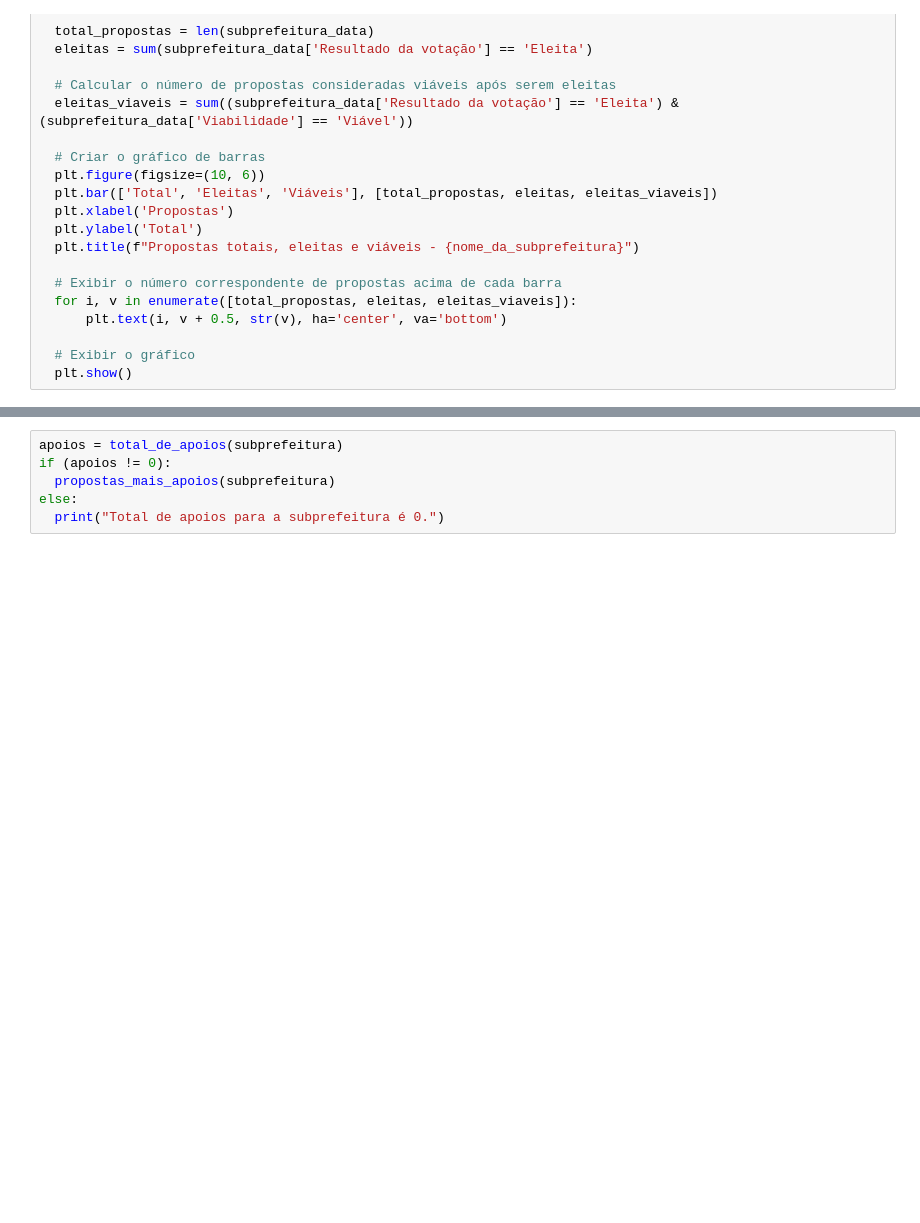
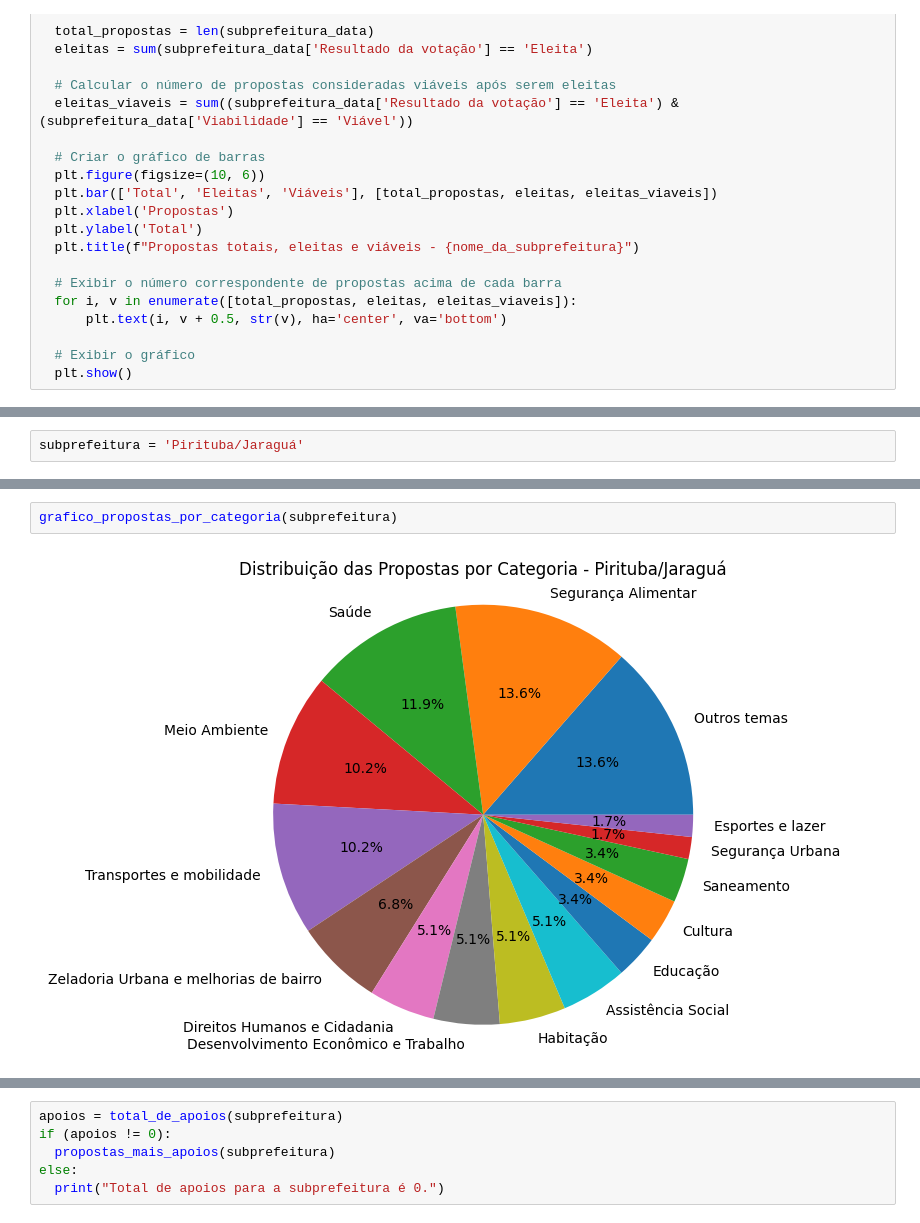
Before and after one commit to iwamotoraphael/participacao-politica, a Jupyter notebook: analise/participe+/orcamento_participativo_2022.ipynb, the cells around one changed output, grey strips where cells are left out. Drawn from its saved outputs; the diff is of its cells as text; blank space fills up the shorter version.

```diff
--- a/analise/participe+/orcamento_participativo_2022.ipynb
+++ b/analise/participe+/orcamento_participativo_2022.ipynb
@@ -530,0 +603,2 @@ def grafico_propostas_eleitas_viaveis(nome_da_subprefeitura: str) -> None:
+# %%
+subprefeitura = 'Pirituba/Jaraguá'
@@ -530,0 +613,4 @@ def grafico_propostas_eleitas_viaveis(nome_da_subprefeitura: str) -> None:
+# %%
+grafico_propostas_por_categoria(subprefeitura)
+# %% [output]
+[figure, added]
```
Also changed, not shown: parts of 47 cells of this notebook, 1 other file.
